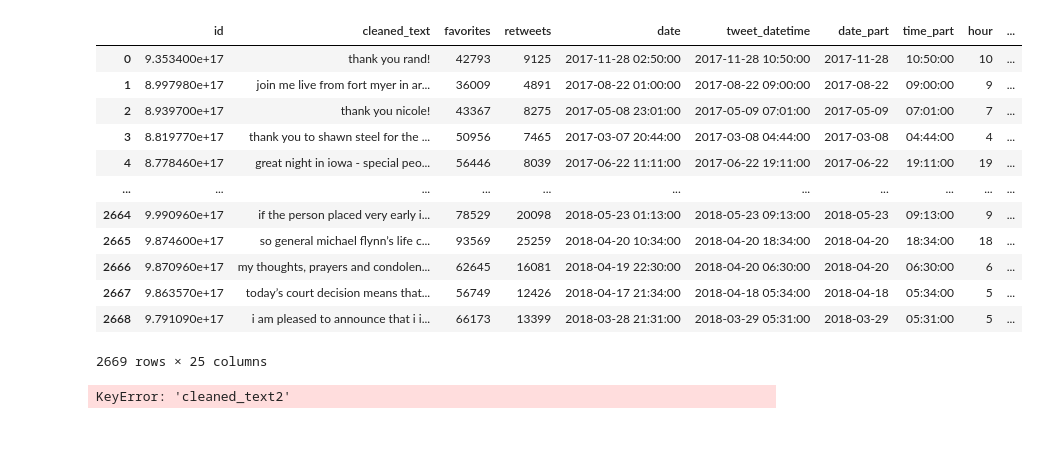
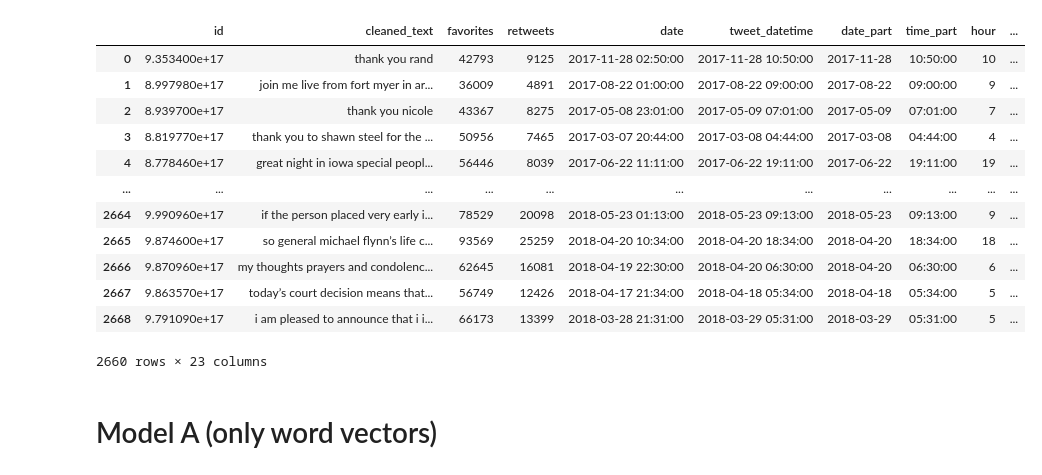
Before and after one commit to ameyrathi/MLProject, a Jupyter notebook: lstm model.ipynb, the cells around one changed output. Drawn from its saved outputs; the diff is of its cells as text; code cells hidden in the pictures; blank space fills up the shorter version.

Commit message:
Built LSTM Model B (word vec + price history)

```diff
--- a/lstm model.ipynb
+++ b/lstm model.ipynb
@@ -14,4 +14,5 @@ from tensorflow import keras
 from tensorflow.keras import layers
 import os
 # %%
-df = pd.read_csv('tweets_stocks_combined_5mins.csv')
+df = pd.read_csv('tweets_stocks_combined_final.csv')
+df.info()
@@ -18,21 +37,20 @@ df = pd.read_csv('tweets_stocks_combined_5mins.csv')
-# %%
-df
-# %% [output]
-|  | id | cleaned_text | favorites | retweets | date | tweet_datetime | date_part | time_part | hour | ... |
-| 0 | 9.353400e+17 | thank you rand! | 42793 | 9125 | 2017-11-28 02:50:00 | 2017-11-28 10:50:00 | 2017-11-28 | 10:50:00 | 10 | ... |
-| 1 | 8.997980e+17 | join me live from fort myer in ar... | 36009 | 4891 | 2017-08-22 01:00:00 | 2017-08-22 09:00:00 | 2017-08-22 | 09:00:00 | 9 | ... |
-| 2 | 8.939700e+17 | thank you nicole! | 43367 | 8275 | 2017-05-08 23:01:00 | 2017-05-09 07:01:00 | 2017-05-09 | 07:01:00 | 7 | ... |
-| 3 | 8.819770e+17 | thank you to shawn steel for the ... | 50956 | 7465 | 2017-03-07 20:44:00 | 2017-03-08 04:44:00 | 2017-03-08 | 04:44:00 | 4 | ... |
-| 4 | 8.778460e+17 | great night in iowa - special peo... | 56446 | 8039 | 2017-06-22 11:11:00 | 2017-06-22 19:11:00 | 2017-06-22 | 19:11:00 | 19 | ... |
-| ... | ... | ... | ... | ... | ... | ... | ... | ... | ... | ... |
-| 2664 | 9.990960e+17 | if the person placed very early i... | 78529 | 20098 | 2018-05-23 01:13:00 | 2018-05-23 09:13:00 | 2018-05-23 | 09:13:00 | 9 | ... |
-| 2665 | 9.874600e+17 | so general michael flynn’s life c... | 93569 | 25259 | 2018-04-20 10:34:00 | 2018-04-20 18:34:00 | 2018-04-20 | 18:34:00 | 18 | ... |
-| 2666 | 9.870960e+17 | my thoughts, prayers and condolen... | 62645 | 16081 | 2018-04-19 22:30:00 | 2018-04-20 06:30:00 | 2018-04-20 | 06:30:00 | 6 | ... |
-| 2667 | 9.863570e+17 | today’s court decision means that... | 56749 | 12426 | 2018-04-17 21:34:00 | 2018-04-18 05:34:00 | 2018-04-18 | 05:34:00 | 5 | ... |
-| 2668 | 9.791090e+17 | i am pleased to announce that i i... | 66173 | 13399 | 2018-03-28 21:31:00 | 2018-03-29 05:31:00 | 2018-03-29 | 05:31:00 | 5 | ... |
-2669 rows × 25 columns
-# %%
-X = df.loc[:, 'cleaned_text2']
-y = df.loc[:, '5mins_price_diff_perc']
-# %% [output]
-KeyError: 'cleaned_text2'
+# %%
+model_a_df = df.dropna(subset=['cleaned_text'])
+# %%
+model_a_df
+# %% [output]
+|  | id | cleaned_text | favorites | retweets | date | tweet_datetime | date_part | time_part | hour | ... |
+| 0 | 9.353400e+17 | thank you rand | 42793 | 9125 | 2017-11-28 02:50:00 | 2017-11-28 10:50:00 | 2017-11-28 | 10:50:00 | 10 | ... |
+| 1 | 8.997980e+17 | join me live from fort myer in ar... | 36009 | 4891 | 2017-08-22 01:00:00 | 2017-08-22 09:00:00 | 2017-08-22 | 09:00:00 | 9 | ... |
+| 2 | 8.939700e+17 | thank you nicole | 43367 | 8275 | 2017-05-08 23:01:00 | 2017-05-09 07:01:00 | 2017-05-09 | 07:01:00 | 7 | ... |
+| 3 | 8.819770e+17 | thank you to shawn steel for the ... | 50956 | 7465 | 2017-03-07 20:44:00 | 2017-03-08 04:44:00 | 2017-03-08 | 04:44:00 | 4 | ... |
+| 4 | 8.778460e+17 | great night in iowa special peopl... | 56446 | 8039 | 2017-06-22 11:11:00 | 2017-06-22 19:11:00 | 2017-06-22 | 19:11:00 | 19 | ... |
+| ... | ... | ... | ... | ... | ... | ... | ... | ... | ... | ... |
+| 2664 | 9.990960e+17 | if the person placed very early i... | 78529 | 20098 | 2018-05-23 01:13:00 | 2018-05-23 09:13:00 | 2018-05-23 | 09:13:00 | 9 | ... |
+| 2665 | 9.874600e+17 | so general michael flynn’s life c... | 93569 | 25259 | 2018-04-20 10:34:00 | 2018-04-20 18:34:00 | 2018-04-20 | 18:34:00 | 18 | ... |
+| 2666 | 9.870960e+17 | my thoughts prayers and condolenc... | 62645 | 16081 | 2018-04-19 22:30:00 | 2018-04-20 06:30:00 | 2018-04-20 | 06:30:00 | 6 | ... |
+| 2667 | 9.863570e+17 | today’s court decision means that... | 56749 | 12426 | 2018-04-17 21:34:00 | 2018-04-18 05:34:00 | 2018-04-18 | 05:34:00 | 5 | ... |
+| 2668 | 9.791090e+17 | i am pleased to announce that i i... | 66173 | 13399 | 2018-03-28 21:31:00 | 2018-03-29 05:31:00 | 2018-03-29 | 05:31:00 | 5 | ... |
+2660 rows × 23 columns
+# %% [markdown]
+# Model A (only word vectors)
```
Also changed, not shown: parts of 22 cells of this notebook, 4 other files.
